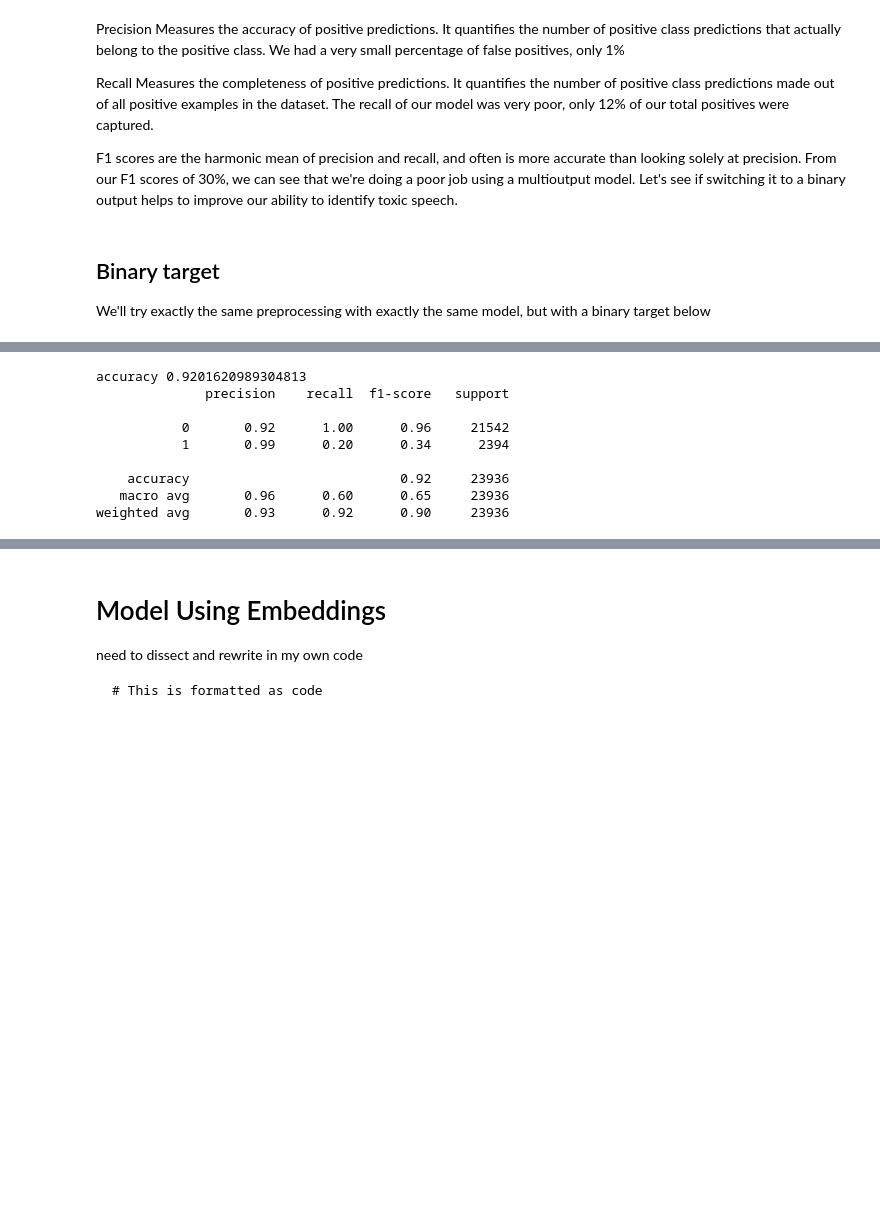
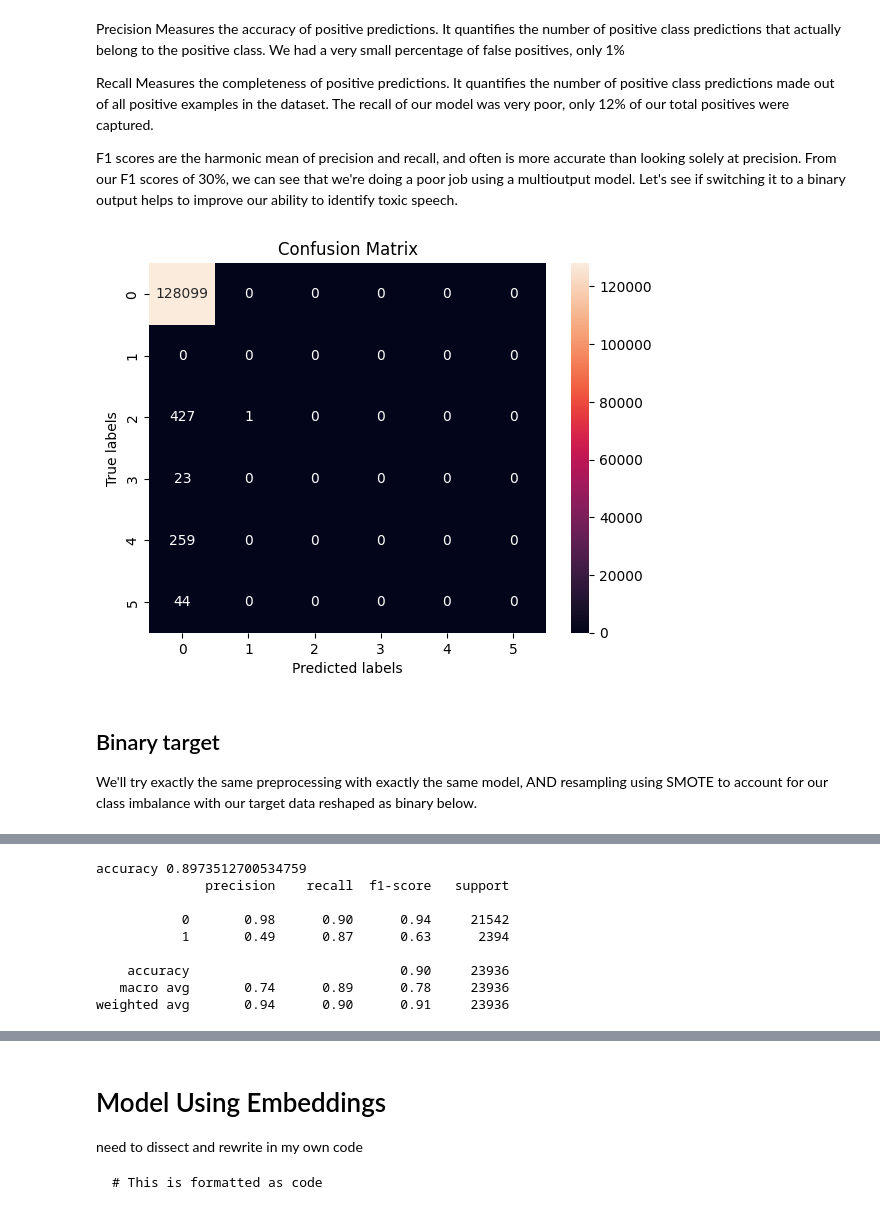
Before and after one commit to slowings/NLP_identifying_trolls, a Jupyter notebook: NLP_identifying_trolls.ipynb, the cells around one changed output, grey strips where cells are left out. Cells and saved outputs as stored; diff of their text form; code cells hidden in the pictures; blank space fills up the shorter version.

Commit message:
balanced data

```diff
--- a/NLP_identifying_trolls.ipynb
+++ b/NLP_identifying_trolls.ipynb
@@ -262,8 +265,7 @@ We'll hold off on stemming or lemmatizing for now.  If our results from our init
 # %% [markdown]
 ### Clean
 # %%
-STOPWORDS = set(stopwords.words('english'))
-
+STOPWORDS = set(stopwords.words('english')) - {'not', 'no' }
 def clean_text(text):
     text = text.lower()
     text = re.sub(r"what's", "what is ", text)
@@ -278,6 +280,7 @@ def clean_text(text):
     text = re.sub(r"\'scuse", " excuse ", text)
     text = re.sub('\W', ' ', text)
     text = re.sub('\s+', ' ', text)
+    text = re.sub(r"\n", "", text)
     text = text.strip(' ')
     text = ' '.join(word for word in text.split() if word not in STOPWORDS) # delete stopwors from text
 
@@ -370,7 +358,23 @@ Precision Measures the accuracy of positive predictions. It quantifies the numbe
 Recall Measures the completeness of positive predictions. It quantifies the number of positive class predictions made out of all positive examples in the dataset.  The recall of our model was very poor, only 12%  of our total positives were captured.
 
 F1 scores are the harmonic mean of precision and recall, and often is more accurate than looking solely at precision.  From our F1 scores of 30%, we can see that we're doing a poor job using a multioutput model.  Let's see if switching it to a binary output helps to improve our ability to identify toxic speech.
+# %%
+lables = ['toxic', 'severe_toxic', 'obscene', 'threat', 'insult', 'identity_hate']
+y_pred = np.argmax(nb.predict(X_train), axis=1)
+thresh = 0.5
+y_pred = (y_pred > thresh)
+
+ax= plt.subplot()
+
+cm = confusion_matrix(np.asarray(y_train).argmax(axis=1), y_pred)
+sns.heatmap(cm, annot=True, fmt='g', ax=ax, label=lables);
+
+# labels, title and ticks
+ax.set_xlabel('Predicted labels');ax.set_ylabel('True labels');
+ax.set_title('Confusion Matrix');
+# %% [output]
+[figure, added]
 # %% [markdown]
 ## Binary target
-We'll try exactly the same preprocessing with exactly the same model, but with a binary target below
+We'll try exactly the same preprocessing with exactly the same model, AND resampling using SMOTE to account for our class imbalance with our target data reshaped as binary below.
 # %%
@@ -409,10 +413,11 @@ X_train_bi = X_train_bi.map(lambda com : clean_text(com))
 X_test_bi = X_test_bi.map(lambda com : clean_text(com))
 X_val_bi = X_val_bi.map(lambda com : clean_text(com))
 # %%
-nb2 = Pipeline([('vect', CountVectorizer()),
-               ('tfidf', TfidfTransformer()),
-               ('clf', MultinomialNB()),
-               ])
+nb2 = Pipe([('vect', CountVectorizer()),
+            ('tfidf', TfidfTransformer()),
+            ('sampler', RandomOverSampler()),
+            ('clf', MultinomialNB()),
+])
 nb2.fit(X_train_bi, y_train_bi)
 
 y_pred_bi = nb2.predict(X_test_bi)
@@ -420,12 +425,12 @@ y_pred_bi = nb2.predict(X_test_bi)
 print('accuracy %s' % accuracy_score(y_pred_bi, y_test_bi))
 print(classification_report(y_test_bi, y_pred_bi))
 # %% [output]
-accuracy 0.9201620989304813
+accuracy 0.8973512700534759
               precision    recall  f1-score   support
 
-           0       0.92      1.00      0.96     21542
-           1       0.99      0.20      0.34      2394
+           0       0.98      0.90      0.94     21542
+           1       0.49      0.87      0.63      2394
 
-    accuracy                           0.92     23936
-   macro avg       0.96      0.60      0.65     23936
-weighted avg       0.93      0.92      0.90     23936
+    accuracy                           0.90     23936
+   macro avg       0.74      0.89      0.78     23936
+weighted avg       0.94      0.90      0.91     23936
```
Also changed, not shown: parts of 12 cells of this notebook.
